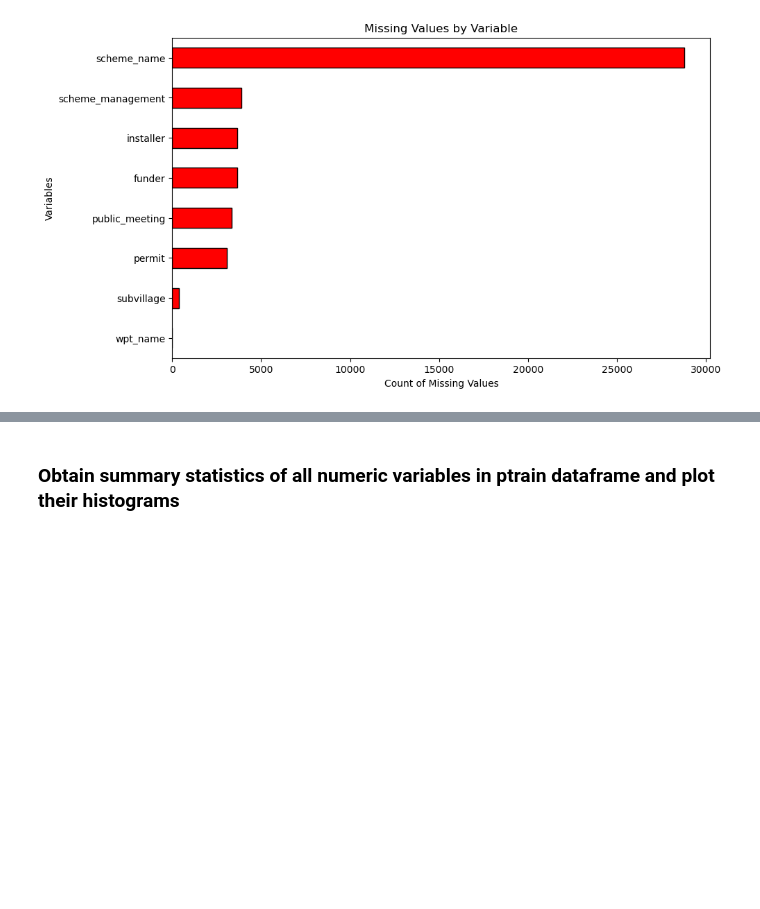
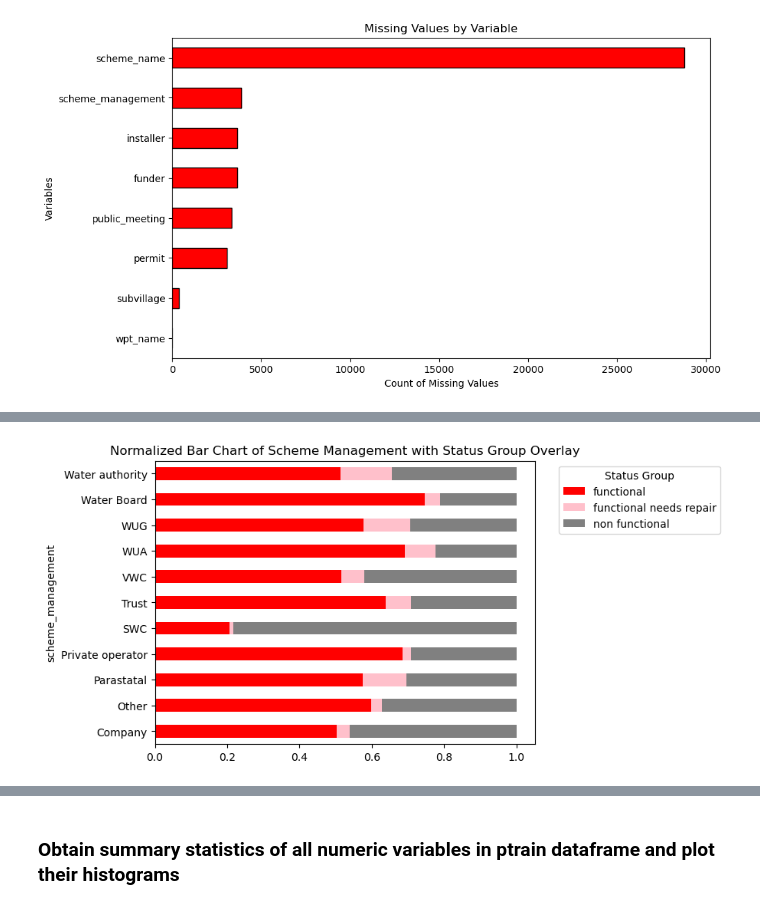
Before and after one commit to KatieKimberling/ads-502-team-project, a Jupyter notebook: PumpEDA.ipynb, the cells around one changed output, grey strips where cells are left out. Drawn from its saved outputs; the diff is of its cells as text; code cells hidden in the pictures; blank space fills up the shorter version.

```diff
--- a/PumpEDA.ipynb
+++ b/PumpEDA.ipynb
@@ -156,0 +252,9 @@ wpt_name                        2        0.003367
+# %%
+# Normalized bar graph of "scheme_management" with "status_group" overlay - best practices is to always show the non-normalized bar plot with the normalized one, and the former is shown above.
+crosstab_norm = crosstab_01.div(crosstab_01.sum(1), axis=0)
+crosstab_norm.plot(kind='barh', stacked = True, color=['red', 'pink', 'gray'])
+plt.title('Normalized Bar Chart of Scheme Management with Status Group Overlay')
+plt.legend(title="Status Group", bbox_to_anchor=(1.05, 1), loc='upper left')
+plt.show()
+# %% [output]
+[figure, added]
```
Also changed, not shown: parts of 36 cells of this notebook.
